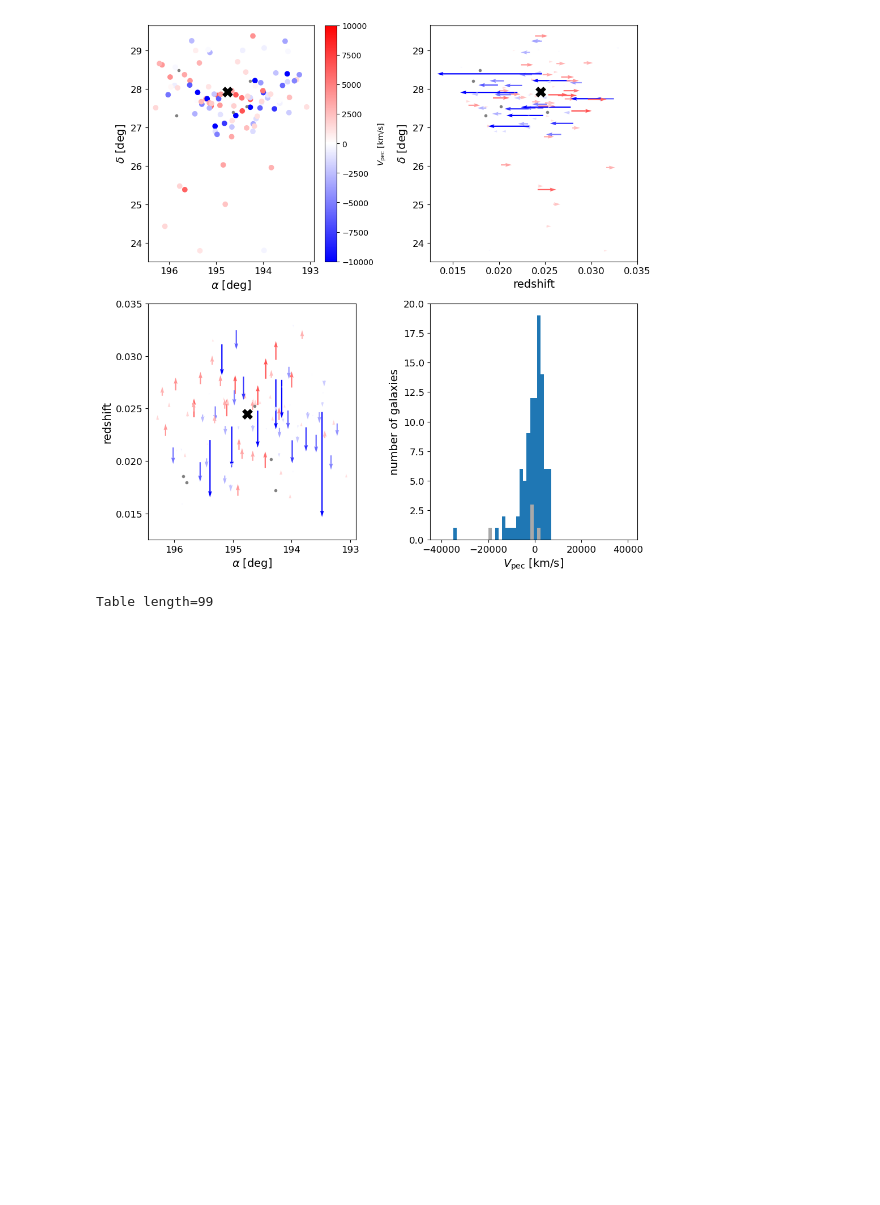
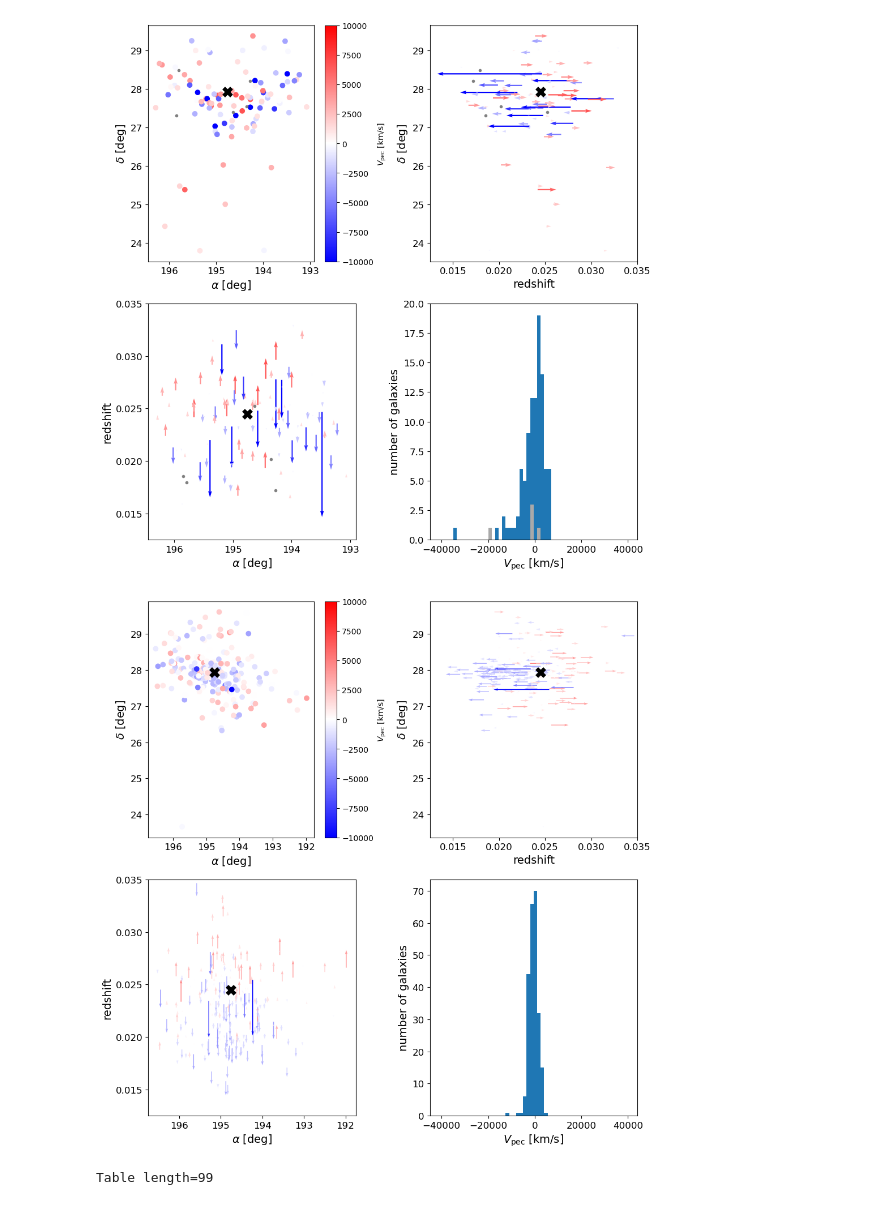
Before and after one commit to DESI-UR/DESI_SGA, a Jupyter notebook: TF/SV/Coma_pvs.ipynb, the cells around one changed output. Saved outputs shown, nothing was run; the diff lists cells and outputs as text; code cells hidden in the pictures; blank space fills up the shorter version.

Commit message:
Studied PV distribution of Fuji galaxies and compared to FP results

```diff
--- a/TF/SV/Coma_pvs.ipynb
+++ b/TF/SV/Coma_pvs.ipynb
@@ -33,3 +33,6 @@ Table length=5
 | 1583 | SGA-2020 1583 | SDSSJ154714.80+435943.7 | 4006227 | 236.811657 | 43.9954633 | S? | 73.7 | 0.34833732 | 0.80167806 | 0.035454858 | ... |
 | 1980 | SGA-2020 1980 | PGC3098317 | 3098317 | 221.078673 | 0.0419199 | S0 | 141.12 | 0.9418896 | 0.699842 | 0.028935684 | ... |
 | 2497 | SGA-2020 2497 | PGC3087853 | 3087853 | 240.33834600000003 | 42.4915716 | E? | 108.46 | 0.386367 | 0.84333473 | 0.04403246 | ... |
+# %%
+FP = Table.read('../../SV/DESI_FP_logdists_fiducial.csv', format='ascii.commented_header')
+FP[:5]
@@ -68,15 +82,19 @@ R2t_Coma_angle_1p5 = np.arctan(1.5*R2t_Coma/(d_Coma*1e-6))*u.radian
 R2t_Coma_angle_3 = np.arctan(3*R2t_Coma/(d_Coma*1e-6))*u.radian
 # %%
 SGA_coords = SkyCoord(SGA_TF['RA'], SGA_TF['DEC'], unit='deg')
+FP_coords = SkyCoord(FP['ra_1'], FP['dec_1'], unit='deg')
 
-sep = Coma_coords.separation(SGA_coords)
+sep_SGA = Coma_coords.separation(SGA_coords)
+sep_FP = Coma_coords.separation(FP_coords)
 # %%
-SGA_in_Coma1 = (sep < R2t_Coma_angle_1p5) & (SGA_TF['Z_DESI']*c > V_Coma - 3*sigma_Coma) & (SGA_TF['Z_DESI']*c < V_Coma + 3*sigma_Coma)
+SGA_in_Coma1 = (sep_SGA < R2t_Coma_angle_1p5) & (SGA_TF['Z_DESI']*c > V_Coma - 3*sigma_Coma) & (SGA_TF['Z_DESI']*c < V_Coma + 3*sigma_Coma)
+FP_in_Coma1 = (sep_FP < R2t_Coma_angle_1p5) & (FP['z_x']*c > V_Coma - 3*sigma_Coma) & (FP['z_x']*c < V_Coma + 3*sigma_Coma)
 
-SGA_in_Coma2 = (sep >= R2t_Coma_angle_1p5) & (sep < R2t_Coma_angle_3) & (SGA_TF['Z_DESI']*c > V_Coma - 2*sigma_Coma) & (SGA_TF['Z_DESI']*c < V_Coma + 2*sigma_Coma)
-#SGA_in_Coma2 = (sep >= 1.5*R2t_Coma_angle) & (SGA['Z_DESI']*c > V_Coma - 2*sigma_Coma) & (SGA['Z_DESI']*c < V_Coma + 2*sigma_Coma)
+SGA_in_Coma2 = (sep_SGA >= R2t_Coma_angle_1p5) & (sep_SGA < R2t_Coma_angle_3) & (SGA_TF['Z_DESI']*c > V_Coma - 2*sigma_Coma) & (SGA_TF['Z_DESI']*c < V_Coma + 2*sigma_Coma)
+FP_in_Coma2 = (sep_FP >= R2t_Coma_angle_1p5) & (sep_FP < R2t_Coma_angle_3) & (FP['z_x']*c > V_Coma - 2*sigma_Coma) & (FP['z_x']*c < V_Coma + 2*sigma_Coma)
 
 SGA_in_Coma = SGA_in_Coma1 | SGA_in_Coma2
+FP_in_Coma = FP_in_Coma1 | FP_in_Coma2
 
 ################################################################################
 # Keep all observations of each galaxy that are within the Coma cluster
@@ -84,6 +102,7 @@ SGA_in_Coma = SGA_in_Coma1 | SGA_in_Coma2
 SGA_ID_in_Coma = SGA_TF['SGA_ID'][SGA_in_Coma]
 
 SGA_TF_Coma = SGA_TF[SGA_in_Coma]
+FP_Coma = FP[FP_in_Coma]
 ################################################################################
 # %%
 SGA_TF_Coma_dict = {}
@@ -176,6 +195,55 @@ plt.ylim(ymax=20)
 plt.tick_params(axis='both', which='major', labelsize=12);
 # %% [output]
 [figure]
+# %%
+plt.figure(figsize=(10, 10), tight_layout=True)
+
+plt.subplot(221)
+plt.scatter(FP_Coma['ra_1'], FP_Coma['dec_1'], c=FP_Coma['pv'], marker='o', cmap='bwr', vmin=-10000, vmax=10000)
+plt.plot(Coma_coords.transform_to('icrs').ra.deg, Coma_coords.transform_to('icrs').dec.deg, 'kx', ms=10, mew=5)
+plt.gca().invert_xaxis()
+plt.xlabel(r'$\alpha$ [deg]', fontsize=14)
+plt.ylabel(r'$\delta$ [deg]', fontsize=14)
+plt.tick_params(axis='both', which='major', labelsize=12)
+plt.colorbar(label=r'$V_\text{pec}$ [km/s]')
+
+plt.subplot(222)
+plt.quiver(FP_Coma['z_x'], FP_Coma['dec_1'],
+           FP_Coma['pv']/c,
+           np.zeros(len(FP_Coma)),
+           FP_Coma['pv'],
+           angles='xy',
+           cmap='bwr')
+plt.clim(-10000, 10000)
+plt.plot(V_Coma/c, Coma_coords.transform_to('icrs').dec.deg, 'kx', ms=10, mew=5)
+plt.xlim((0.0125, 0.035))
+plt.xlabel('redshift', fontsize=14)
+plt.ylabel(r'$\delta$ [deg]', fontsize=14)
+plt.tick_params(axis='both', which='major', labelsize=12)
+
+plt.subplot(223)
+plt.quiver(FP_Coma['ra_1'], FP_Coma['z_x'],
+           np.zeros(len(FP_Coma)),
+           FP_Coma['pv']/c,
+           FP_Coma['pv'],
+           angles='xy',
+           cmap='bwr')
+plt.clim(-10000, 10000)
+plt.plot(Coma_coords.transform_to('icrs').ra.deg, V_Coma/c, 'kx', ms=10, mew=5)
+plt.gca().invert_xaxis()
+plt.ylim((0.0125, 0.035))
+plt.ylabel('redshift', fontsize=14)
+plt.xlabel(r'$\alpha$ [deg]', fontsize=14)
+plt.tick_params(axis='both', which='major', labelsize=12)
+
+plt.subplot(224)
+plt.hist(FP_Coma['pv'], bins=v_bins)
+plt.xlabel(r'$V_\text{pec}$ [km/s]', fontsize=14)
+plt.ylabel('number of galaxies', fontsize=14)
+# plt.ylim(ymax=20)
+plt.tick_params(axis='both', which='major', labelsize=12);
+# %% [output]
+[figure, added]
 # %%
 SGA_TF_Coma[['RA', 'DEC', 'R_ABSMAG_SB26', 'R_ABSMAG_SB26_TFbright', 'Z_DESI', 'V_PEC']][~dwarf_boolean]
 # %% [output]
```
Also changed, not shown: parts of 2 cells of this notebook, 1 other file.
